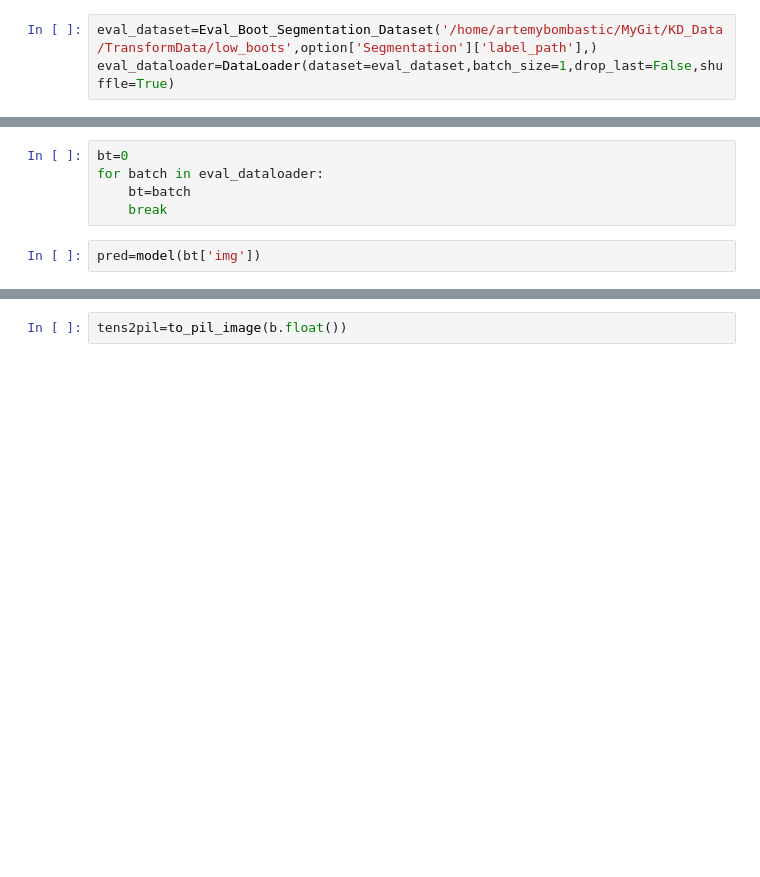
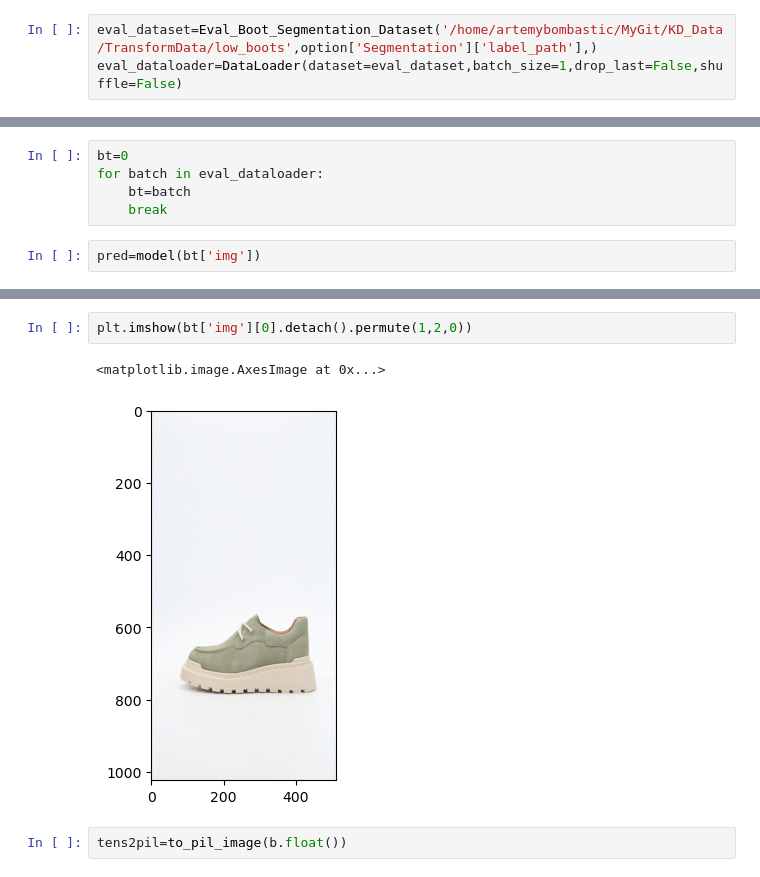
Before and after one commit to BombasticFantastik/KD_Summer_Work, a Jupyter notebook: Positioner/Untitled.ipynb, the cells around one changed output, grey strips where cells are left out. Saved outputs shown, nothing was run; the diff lists cells and outputs as text; blank space fills up the shorter version.

```diff
--- a/Positioner/Untitled.ipynb
+++ b/Positioner/Untitled.ipynb
@@ -46,7 +46,7 @@ def bb_finder(img):
     return img[r_min:r_max+1,c_min:c_max+1]
 # %%
 eval_dataset=Eval_Boot_Segmentation_Dataset('/home/artemybombastic/MyGit/KD_Data/TransformData/low_boots',option['Segmentation']['label_path'],)
-eval_dataloader=DataLoader(dataset=eval_dataset,batch_size=1,drop_last=False,shuffle=True)
+eval_dataloader=DataLoader(dataset=eval_dataset,batch_size=1,drop_last=False,shuffle=False)
 # %%
 model=Unet(3,64).to(device)
 # %%
@@ -77,3 +76,8 @@ plt.imshow(b.detach())
+# %%
+plt.imshow(bt['img'][0].detach().permute(1,2,0))
+# %% [output]
+<matplotlib.image.AxesImage at 0x...>
+[figure, added]
 # %%
 tens2pil=to_pil_image(b.float())
 # %%
```
Also changed, not shown: parts of 15 cells of this notebook.
